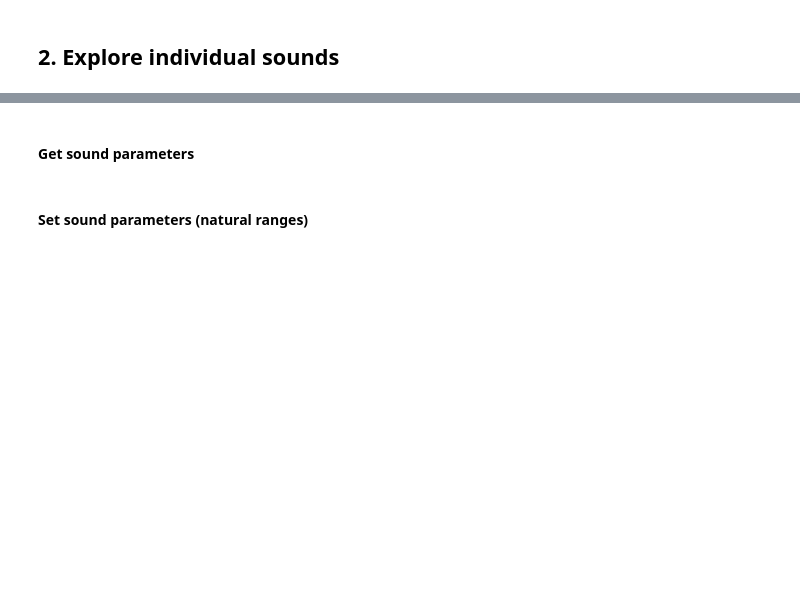
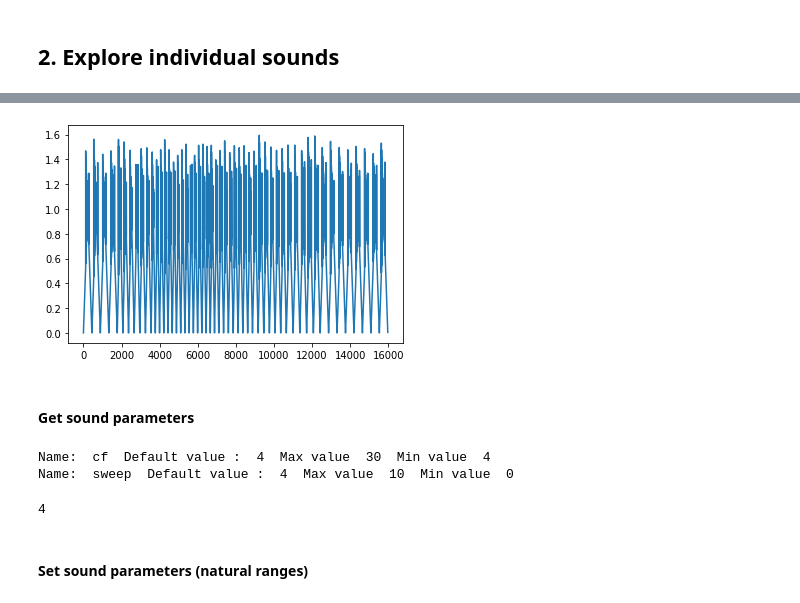
Before and after one commit to prashanthtr/DSGenerator, a Jupyter notebook: TextureVisualization-notebook.ipynb, the cells around one changed output, grey strips where cells are left out. Cells and saved outputs as stored; diff of their text form; code cells hidden in the pictures; blank space fills up the shorter version.

```diff
--- a/TextureVisualization-notebook.ipynb
+++ b/TextureVisualization-notebook.ipynb
@@ -153,7 +156,7 @@ display(Audio(sig, rate=16000, autoplay=True))
 # Load synth model using the synth name or a variable
 synthname = "Engine"
 myPop = soundModels[synthname].MySoundModel
-foosynth=myPop(50, 10)
+foosynth=myPop(4, 4)
 
 def genAndPlot(n):
     sig=foosynth.generate(n)  #1 second
@@ -161,3 +164,4 @@ def genAndPlot(n):
     display(Audio(sig, rate=16000, autoplay=True))
 
 genAndPlot(4)
+# %% [output]
@@ -164,11 +169,17 @@ genAndPlot(4)
+[figure, added]
 # %% [markdown]
 #### Get sound parameters
 # %%
 # A handy function to print the names and range of parameters using Synth
 foosynth.printParams()
+# %% [output]
+Name:  cf  Default value :  4  Max value  30  Min value  4
+Name:  sweep  Default value :  4  Max value  10  Min value  0
 # %%
 # Get individual parameters
-foosynth.getParam('cf_exp') # Get a param value.
+foosynth.getParam('cf') # Get a param value.
+# %% [output]
+4
 # %% [markdown]
 #### Set sound parameters (natural ranges)
 # %%
```
Also changed, not shown: parts of 15 cells of this notebook, 3 other files.
